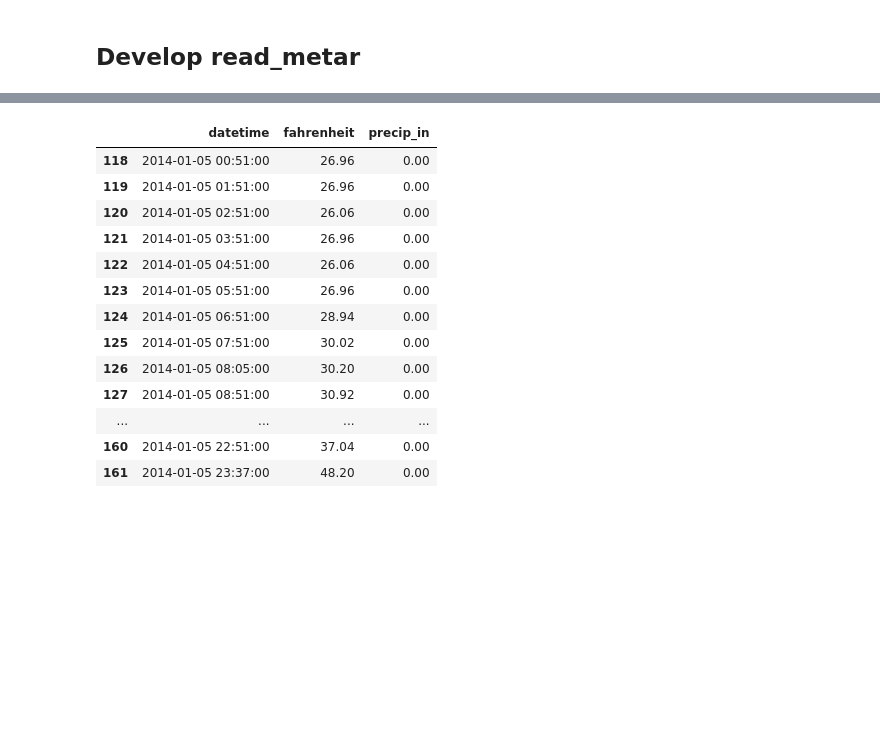
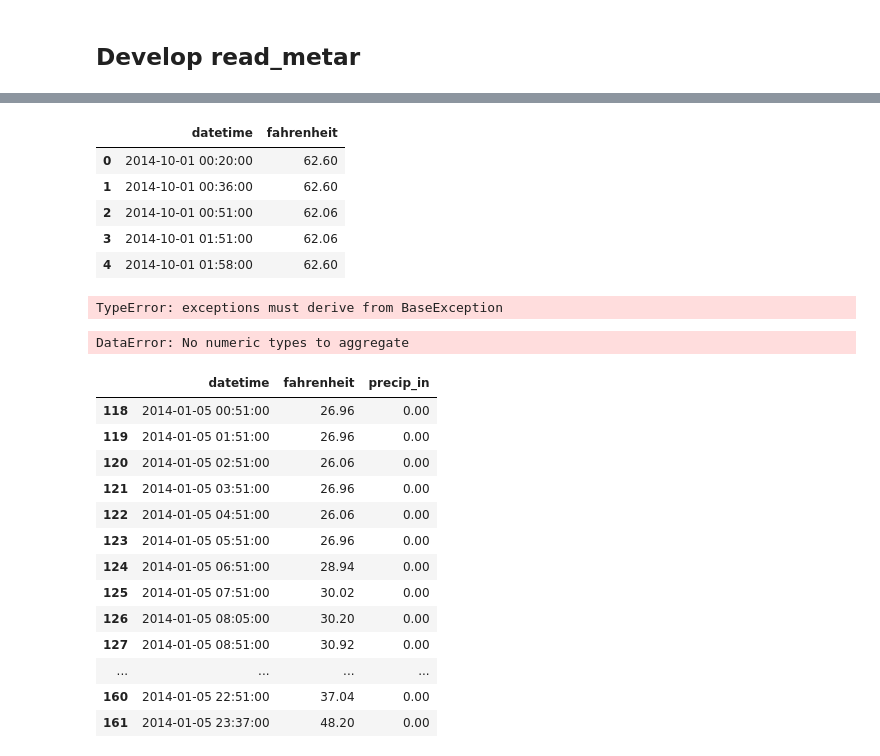
Before and after one commit to atkm/taxi-demand-prediction, a Jupyter notebook: Demand Prediction.ipynb, the cells around one changed output, grey strips where cells are left out. Saved outputs shown, nothing was run; the diff lists cells and outputs as text; code cells hidden in the pictures; blank space fills up the shorter version.

```diff
--- a/Demand Prediction.ipynb
+++ b/Demand Prediction.ipynb
@@ -165,0 +320,10 @@ metar.head() # the last record
+# %%
+fahrenheit = metar[['datetime', 'fahrenheit']]
+fahrenheit.head()
+# %% [output]
+|  | datetime | fahrenheit |
+| 0 | 2014-10-01 00:20:00 | 62.60 |
+| 1 | 2014-10-01 00:36:00 | 62.60 |
+| 2 | 2014-10-01 00:51:00 | 62.06 |
+| 3 | 2014-10-01 01:51:00 | 62.06 |
+| 4 | 2014-10-01 01:58:00 | 62.60 |
@@ -166,3 +333,16 @@ metar.head() # the last record
+# %%
+def to_float(s):
+    try:
+        return float(s)
+    except:
+        raise(s)
+fahrenheit.fahrenheit.apply(to_float)
+# %% [output]
+TypeError: exceptions must derive from BaseException
+# %%
+fahrenheit.groupby(['datetime']).mean()
+# %% [output]
+DataError: No numeric types to aggregate
 # %%
 fifth = metar[metar.datetime.dt.day==5]
 fifth
```
Also changed, not shown: parts of 19 cells of this notebook, 2 other files.
